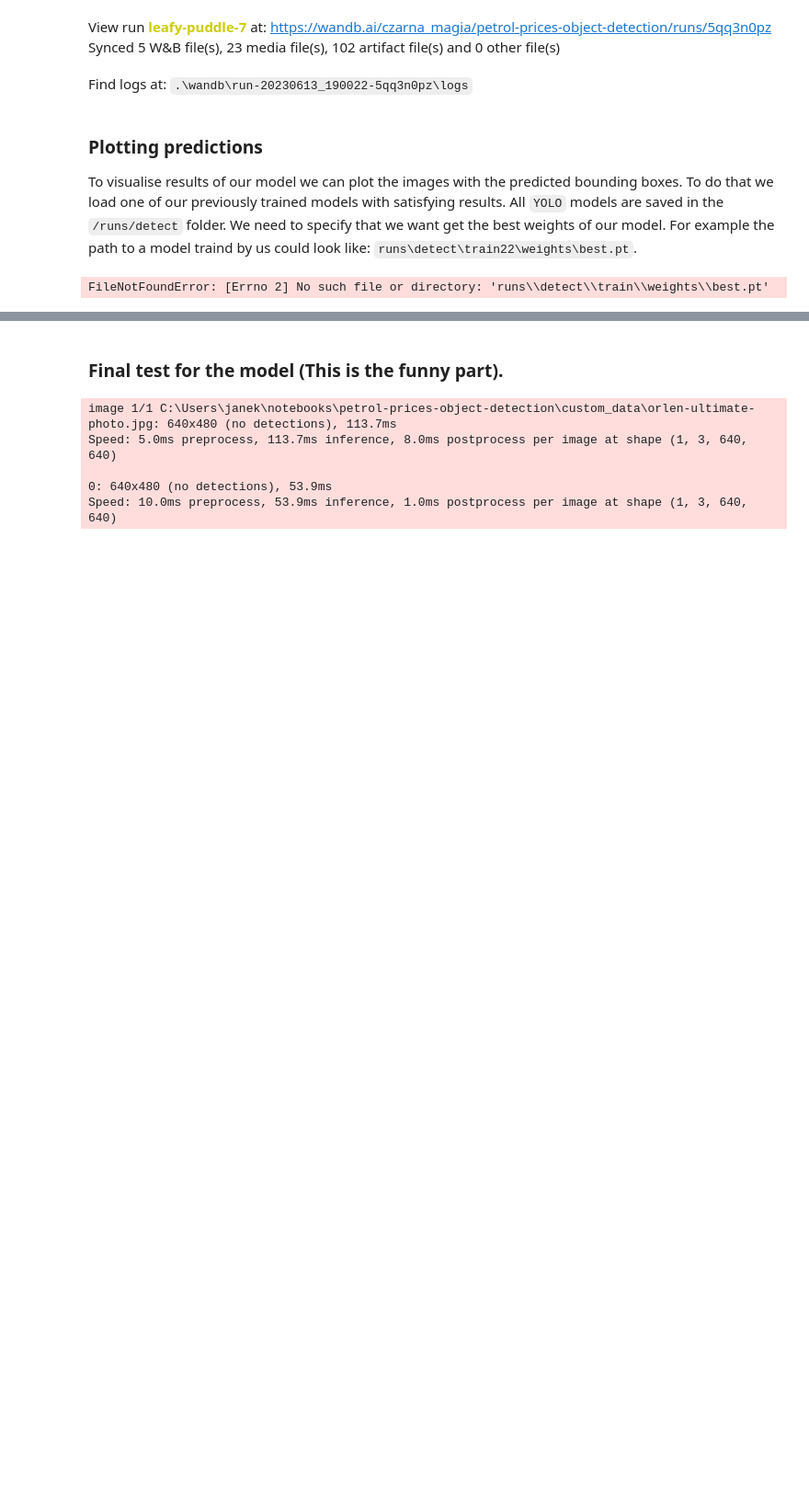
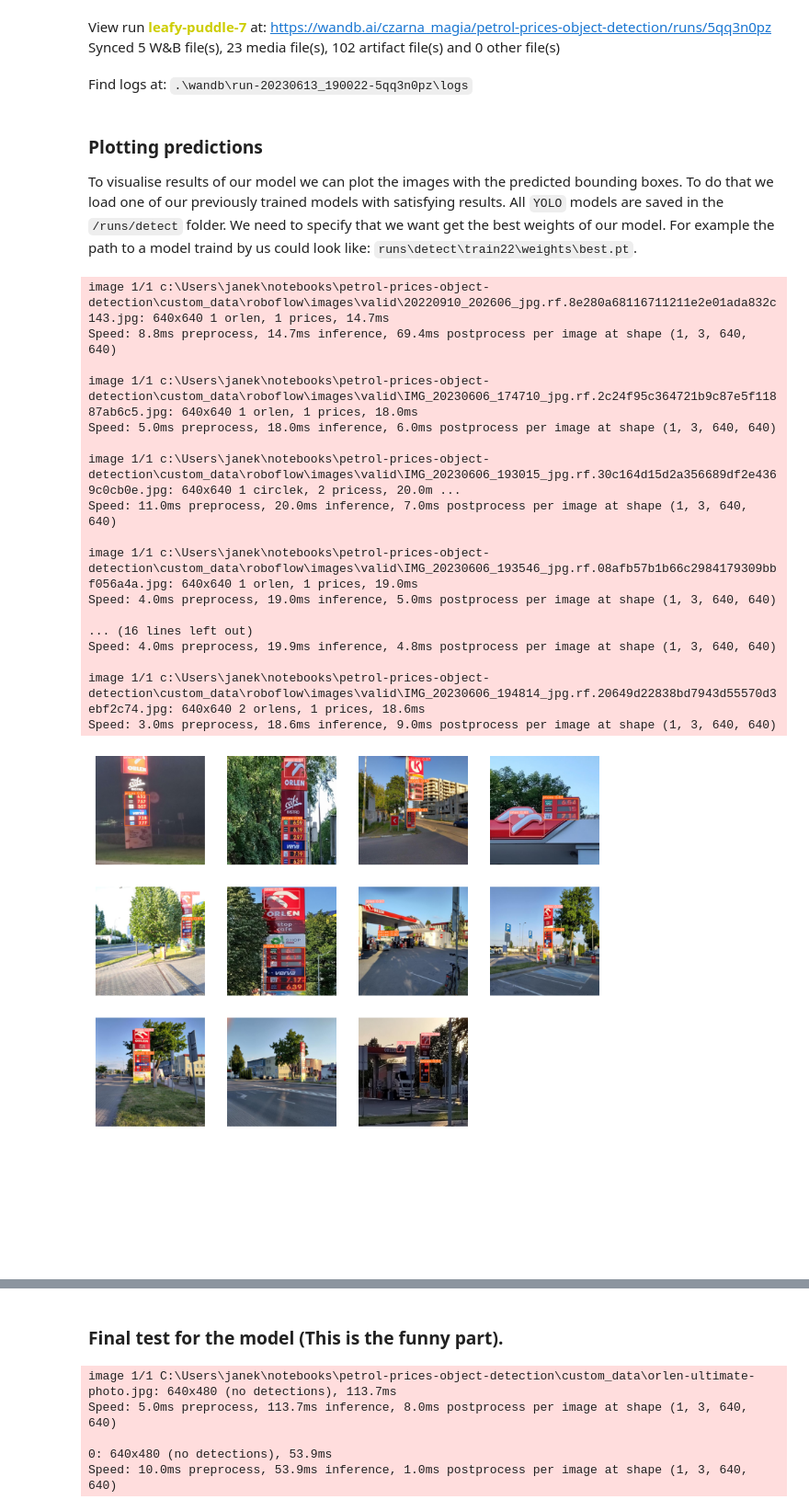
Before and after one commit to KTFish/petrol-prices-object-detection, a Jupyter notebook: petrol_tags_model.ipynb, the cells around one changed output, grey strips where cells are left out. Shown at 92% size. Drawn from its saved outputs; the diff is of its cells as text; code cells hidden in the pictures; blank space fills up the shorter version.

```diff
--- a/petrol_tags_model.ipynb
+++ b/petrol_tags_model.ipynb
@@ -157,11 +157,28 @@ Find logs at: .\wandb\run-20230613_190022-5qq3n0pz\logs
 ### Plotting predictions
 To visualise results of our model we can plot the images with the predicted bounding boxes. To do that we load one of our previously trained models with satisfying results. All `YOLO` models are saved in the `/runs/detect` folder. We need to specify that we want get the best weights of our model. For example the path to a model traind by us could look like: `runs\detect\train22\weights\best.pt`.
 # %%
-run = ''
-path_to_trained_model = fr'runs\detect\train{run}\weights\best.pt'  # train22 is a good one
+run = 4
+path_to_trained_model = fr'runs\detect\train{run}\weights\best.pt'
 trained_myself = YOLO(path_to_trained_model) # Load model
 
 # Plot the model results for the validation set
 utils.plot_results_one_fig(dir=VAL_DIR, model=trained_myself)
 # %% [output]
-FileNotFoundError: [Errno 2] No such file or directory: 'runs\\detect\\train\\weights\\best.pt'
+image 1/1 c:\Users\janek\notebooks\petrol-prices-object-detection\custom_data\roboflow\images\valid\20220910_202606_jpg.rf.8e280a68116711211e2e01ada832c143.jpg: 640x640 1 orlen, 1 prices, 14.7ms
+Speed: 8.8ms preprocess, 14.7ms inference, 69.4ms postprocess per image at shape (1, 3, 640, 640)
+
+image 1/1 c:\Users\janek\notebooks\petrol-prices-object-detection\custom_data\roboflow\images\valid\IMG_20230606_174710_jpg.rf.2c24f95c364721b9c87e5f11887ab6c5.jpg: 640x640 1 orlen, 1 prices, 18.0ms
+Speed: 5.0ms preprocess, 18.0ms inference, 6.0ms postprocess per image at shape (1, 3, 640, 640)
+
+image 1/1 c:\Users\janek\notebooks\petrol-prices-object-detection\custom_data\roboflow\images\valid\IMG_20230606_193015_jpg.rf.30c164d15d2a356689df2e4369c0cb0e.jpg: 640x640 1 circlek, 2 pricess, 20.0m ...
+Speed: 11.0ms preprocess, 20.0ms inference, 7.0ms postprocess per image at shape (1, 3, 640, 640)
+
+image 1/1 c:\Users\janek\notebooks\petrol-prices-object-detection\custom_data\roboflow\images\valid\IMG_20230606_193546_jpg.rf.08afb57b1b66c2984179309bbf056a4a.jpg: 640x640 1 orlen, 1 prices, 19.0ms
+Speed: 4.0ms preprocess, 19.0ms inference, 5.0ms postprocess per image at shape (1, 3, 640, 640)
+
+... (16 lines left out)
+Speed: 4.0ms preprocess, 19.9ms inference, 4.8ms postprocess per image at shape (1, 3, 640, 640)
+
+image 1/1 c:\Users\janek\notebooks\petrol-prices-object-detection\custom_data\roboflow\images\valid\IMG_20230606_194814_jpg.rf.20649d22838bd7943d55570d3ebf2c74.jpg: 640x640 2 orlens, 1 prices, 18.6ms
+Speed: 3.0ms preprocess, 18.6ms inference, 9.0ms postprocess per image at shape (1, 3, 640, 640)
+[figure, added]
```
Also changed, not shown: parts of 3 cells of this notebook.
